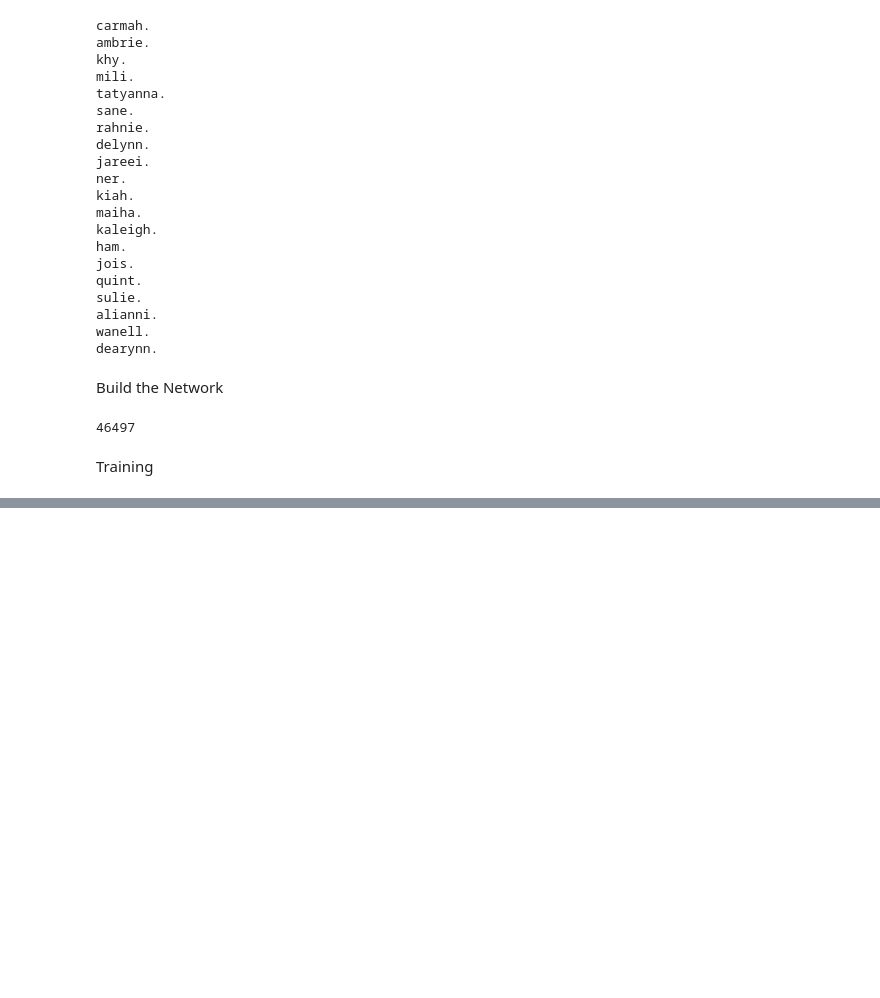
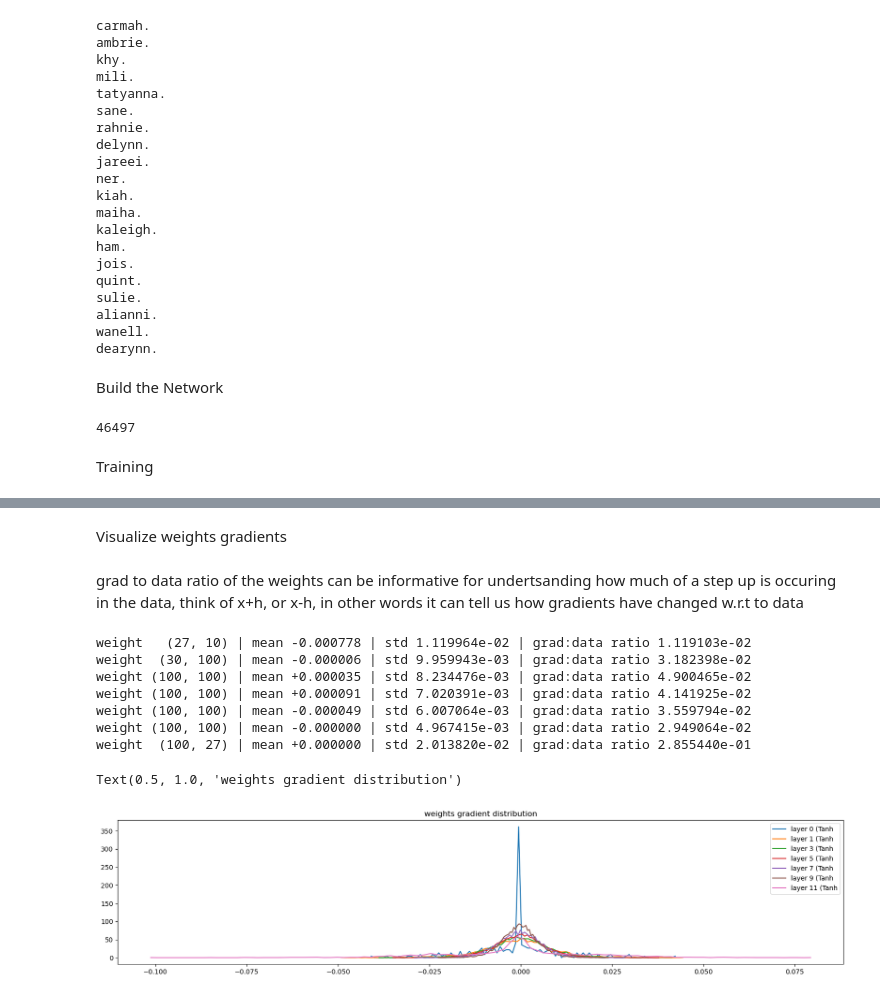
Before and after one commit to priyamore/language-modeling, a Jupyter notebook: mlp_lang_model.ipynb, the cells around one changed output, grey strips where cells are left out. Saved outputs shown, nothing was run; the diff lists cells and outputs as text; code cells hidden in the pictures; blank space fills up the shorter version.

```diff
--- a/mlp_lang_model.ipynb
+++ b/mlp_lang_model.ipynb
@@ -481,0 +528,28 @@ for step in range(max_steps):
+# %% [markdown]
+Visualize weights gradients
+# %% [markdown]
+grad to data ratio of the weights can be informative for undertsanding how much of a step up is occuring in the data, think of x+h, or x-h, in other words it can tell us how gradients have changed w.r.t to data
+# %%
+plt.figure(figsize=(20, 4))
+legends = []
+for i, p in enumerate(params):
+    grad = p.grad
+    if p.ndim == 2:
+
+        print('weight %10s | mean %+f | std %e | grad:data ratio %e' %(tuple(p.shape), grad.mean(), grad.std(), grad.std()/p.std()))
+        h_y, h_x = torch.histogram(grad, density=True)
+        plt.plot(h_x[:-1].detach(), h_y.detach())
+        legends.append(f'layer {i} ({layer.__class__.__name__}')
+
+plt.legend(legends);
+plt.title('weights gradient distribution')
+# %% [output]
+weight   (27, 10) | mean -0.000778 | std 1.119964e-02 | grad:data ratio 1.119103e-02
+weight  (30, 100) | mean -0.000006 | std 9.959943e-03 | grad:data ratio 3.182398e-02
+weight (100, 100) | mean +0.000035 | std 8.234476e-03 | grad:data ratio 4.900465e-02
+weight (100, 100) | mean +0.000091 | std 7.020391e-03 | grad:data ratio 4.141925e-02
+weight (100, 100) | mean -0.000049 | std 6.007064e-03 | grad:data ratio 3.559794e-02
+weight (100, 100) | mean -0.000000 | std 4.967415e-03 | grad:data ratio 2.949064e-02
+weight  (100, 27) | mean +0.000000 | std 2.013820e-02 | grad:data ratio 2.855440e-01
+Text(0.5, 1.0, 'weights gradient distribution')
+[figure, added]
```
Also changed, not shown: parts of 10 cells of this notebook.
